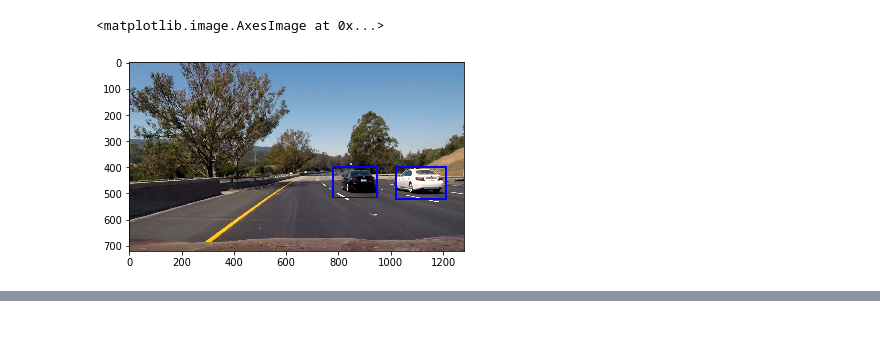
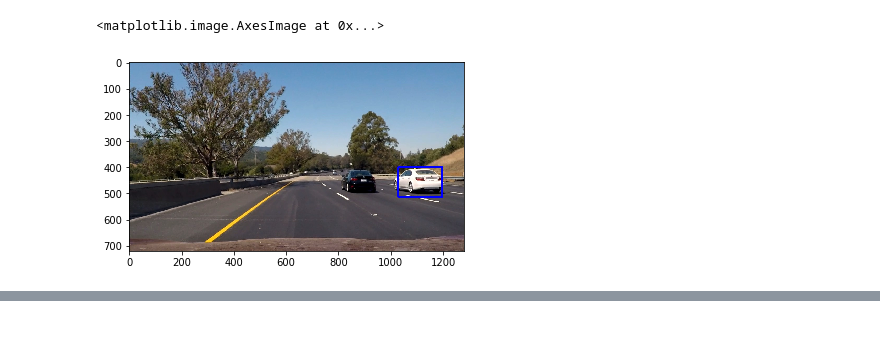
Before and after one commit to hafizur-rahman/CarND-Vehicle-Detection, a Jupyter notebook: VehicleDetection.ipynb, the cells around one changed output, grey strips where cells are left out. Drawn from its saved outputs; the diff is of its cells as text; code cells hidden in the pictures.

```diff
--- a/VehicleDetection.ipynb
+++ b/VehicleDetection.ipynb
@@ -18,7 +18,8 @@ from sklearn.utils import shuffle
 
 %matplotlib inline
 # %%
-_cars = glob.glob('./data/vehicles/*/*.png')
-_notcars = glob.glob('./data/non-vehicles/*/*.png')
+from feature import *
+
+_cars, _notcars = list_files(data_dir='./data')
 
 print("Original - Car image count: {}, non-car image count: {}".format(len(_cars), len(_notcars)))
@@ -207,29 +171,22 @@ def single_img_features(img, color_space='RGB', spatial_size=(32, 32),
                         spatial_feat=True, hist_feat=True, hog_feat=True):
     #1) Define an empty list to receive features
     img_features = []
+
     #2) Apply color conversion if other than 'RGB'
-    if color_space != 'RGB':
-        if color_space == 'HSV':
-            feature_image = cv2.cvtColor(img, cv2.COLOR_RGB2HSV)
-        elif color_space == 'LUV':
-            feature_image = cv2.cvtColor(img, cv2.COLOR_RGB2LUV)
-        elif color_space == 'HLS':
-            feature_image = cv2.cvtColor(img, cv2.COLOR_RGB2HLS)
-        elif color_space == 'YUV':
-            feature_image = cv2.cvtColor(img, cv2.COLOR_RGB2YUV)
-        elif color_space == 'YCrCb':
-            feature_image = cv2.cvtColor(img, cv2.COLOR_RGB2YCrCb)
-    else: feature_image = np.copy(img)
+    feature_image = convert_color_space(img, color_space)
+
     #3) Compute spatial features if flag is set
     if spatial_feat == True:
         spatial_features = bin_spatial(feature_image, size=spatial_size)
         #4) Append features to list
         img_features.append(spatial_features)
+
     #5) Compute histogram features if flag is set
     if hist_feat == True:
         hist_features = color_hist(feature_image, nbins=hist_bins)
         #6) Append features to list
         img_features.append(hist_features)
+
     #7) Compute HOG features if flag is set
     if hog_feat == True:
         if hog_channel == 'ALL':
@@ -294,6 +253,6 @@ print("Sample - car image count: {}, non-car image count: {}".format(len(cars),
 # %%
 ### TODO: Tweak these parameters and see how the results change.
-color_space = 'YCrCb' # Can be RGB, HSV, LUV, HLS, YUV, YCrCb
+color_space = 'YUV' #'YCrCb' # Can be RGB, HSV, LUV, HLS, YUV, YCrCb
 orient = 9  # HOG orientations
 pix_per_cell = 8 # HOG pixels per cell
 cell_per_block = 2 # HOG cells per block
@@ -564,36 +536,36 @@ def detect_cars(image):
         (400, 1.0),
         (408, 1.0),
         (400, 1.5),
         (420, 1.5),
         (400, 2.0),
         (432, 2.0)
     ]
 
     for ystart, scale in multi_window_setting:
         ystop = ystart + int(64 * scale)
 
         bbox_list.extend(find_cars(image, ystart, ystop, scale, color_space, hog_channel,svc, X_scaler,
                                     orient, pix_per_cell, cell_per_block,
                                     spatial_size, hist_bins))
 
     heat = np.zeros_like(image[:,:,0]).astype(np.float)
     heat = add_heat(heat, bbox_list)
 
-    from skimage.filters import gaussian
-    heat = gaussian(heat, 3)
+#     from skimage.filters import gaussian
+#     heat = gaussian(heat, 3)
 
     heat = apply_threshold(heat, len(multi_window_setting)//2+1)
     # Find final boxes from heatmap using label function
     labels = label(heat)
     new_img = draw_labeled_bboxes(new_img, labels)
 
     return new_img
 
 img = detect_cars(image)
 plt.imshow(img)
 # %% [output]
 <matplotlib.image.AxesImage at 0x...>
-[figure, old version]
+[figure, new version]
 # %%
 test_images = glob.glob('./test_images/test*.jpg')
 
```
Also changed, not shown: parts of 15 cells of this notebook, 4 other files.
